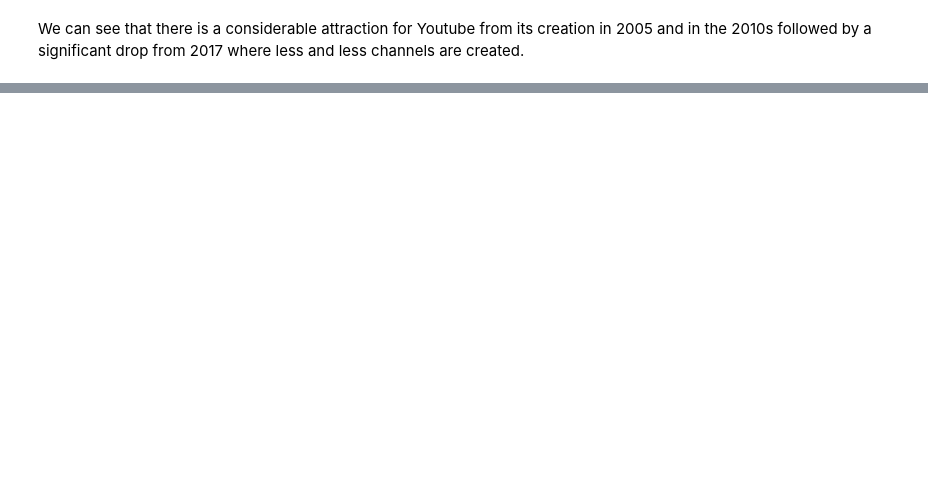
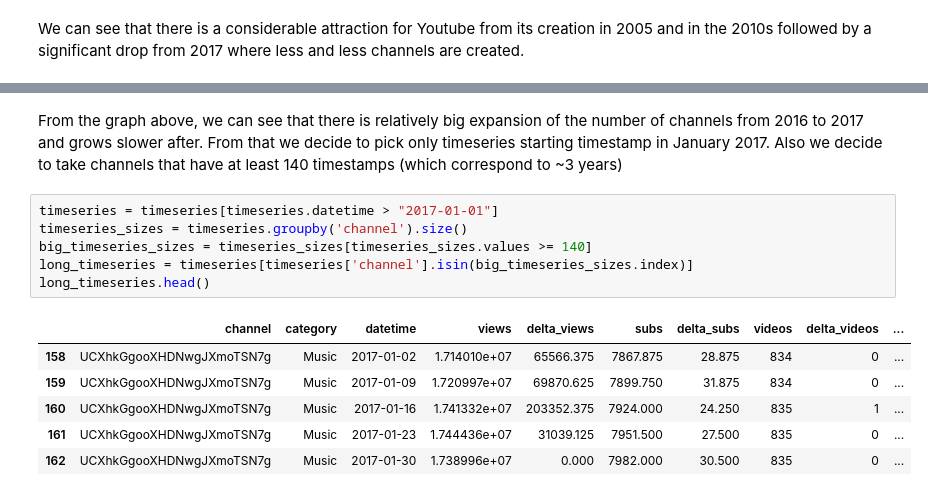
Before and after one commit to epfl-ada/ada-2022-project-pinacolada, a Jupyter notebook: notebook.ipynb, the cells around one changed output, grey strips where cells are left out. Drawn from its saved outputs; the diff is of its cells as text; blank space fills up the shorter version.

```diff
--- a/notebook.ipynb
+++ b/notebook.ipynb
@@ -121,0 +150,15 @@ We can see that there is a considerable attraction for Youtube from its creation
+# %% [markdown]
+From the graph above, we can see that there is relatively big expansion of the number of channels from 2016 to 2017 and grows slower after. From that we decide to pick only timeseries starting timestamp in January 2017. Also we decide to take channels that have at least 140 timestamps (which correspond to ~3 years)
+# %%
+timeseries = timeseries[timeseries.datetime > "2017-01-01"]
+timeseries_sizes = timeseries.groupby('channel').size()
+big_timeseries_sizes = timeseries_sizes[timeseries_sizes.values >= 140]
+long_timeseries = timeseries[timeseries['channel'].isin(big_timeseries_sizes.index)]
+long_timeseries.head()
+# %% [output]
+|  | channel | category | datetime | views | delta_views | subs | delta_subs | videos | delta_videos | ... |
+| 158 | UCXhkGgooXHDNwgJXmoTSN7g | Music | 2017-01-02 | 1.714010e+07 | 65566.375 | 7867.875 | 28.875 | 834 | 0 | ... |
+| 159 | UCXhkGgooXHDNwgJXmoTSN7g | Music | 2017-01-09 | 1.720997e+07 | 69870.625 | 7899.750 | 31.875 | 834 | 0 | ... |
+| 160 | UCXhkGgooXHDNwgJXmoTSN7g | Music | 2017-01-16 | 1.741332e+07 | 203352.375 | 7924.000 | 24.250 | 835 | 1 | ... |
+| 161 | UCXhkGgooXHDNwgJXmoTSN7g | Music | 2017-01-23 | 1.744436e+07 | 31039.125 | 7951.500 | 27.500 | 835 | 0 | ... |
+| 162 | UCXhkGgooXHDNwgJXmoTSN7g | Music | 2017-01-30 | 1.738996e+07 | 0.000 | 7982.000 | 30.500 | 835 | 0 | ... |
```
Also changed, not shown: parts of 21 cells of this notebook.
